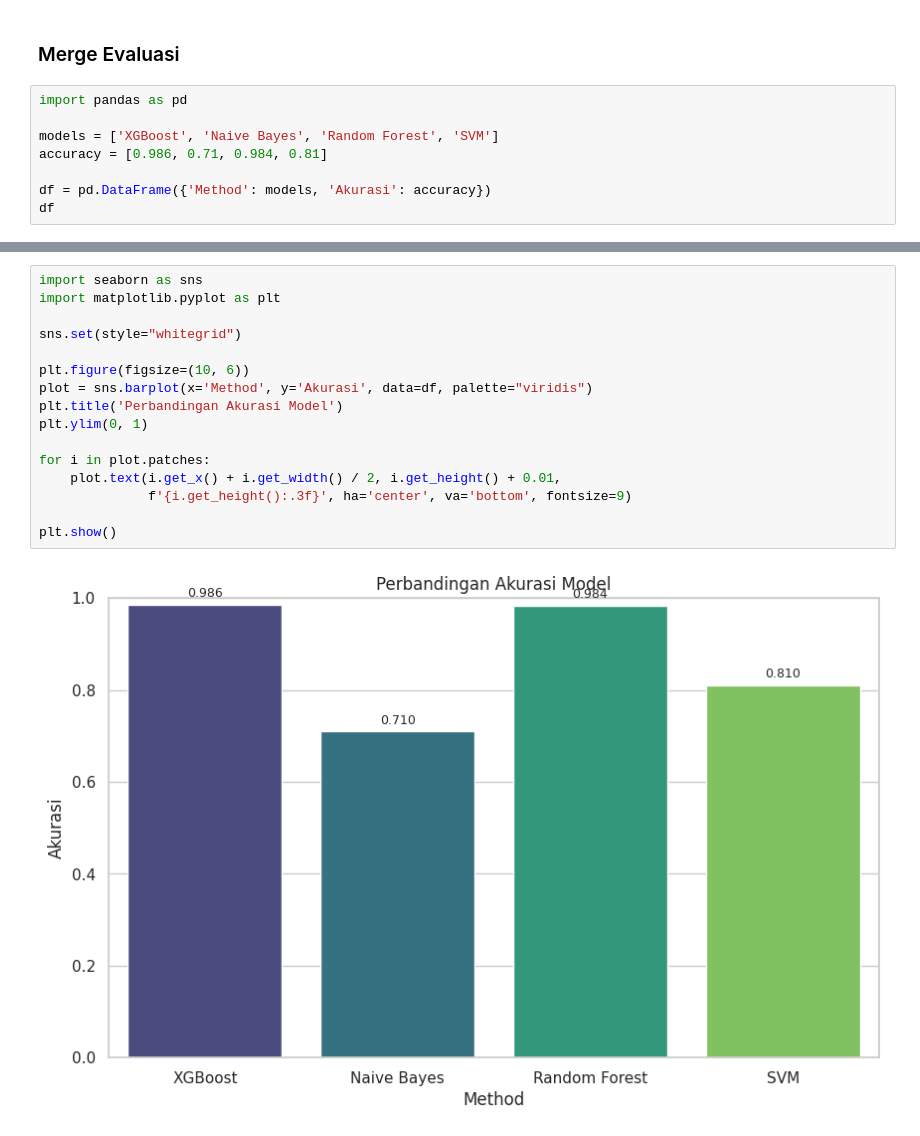
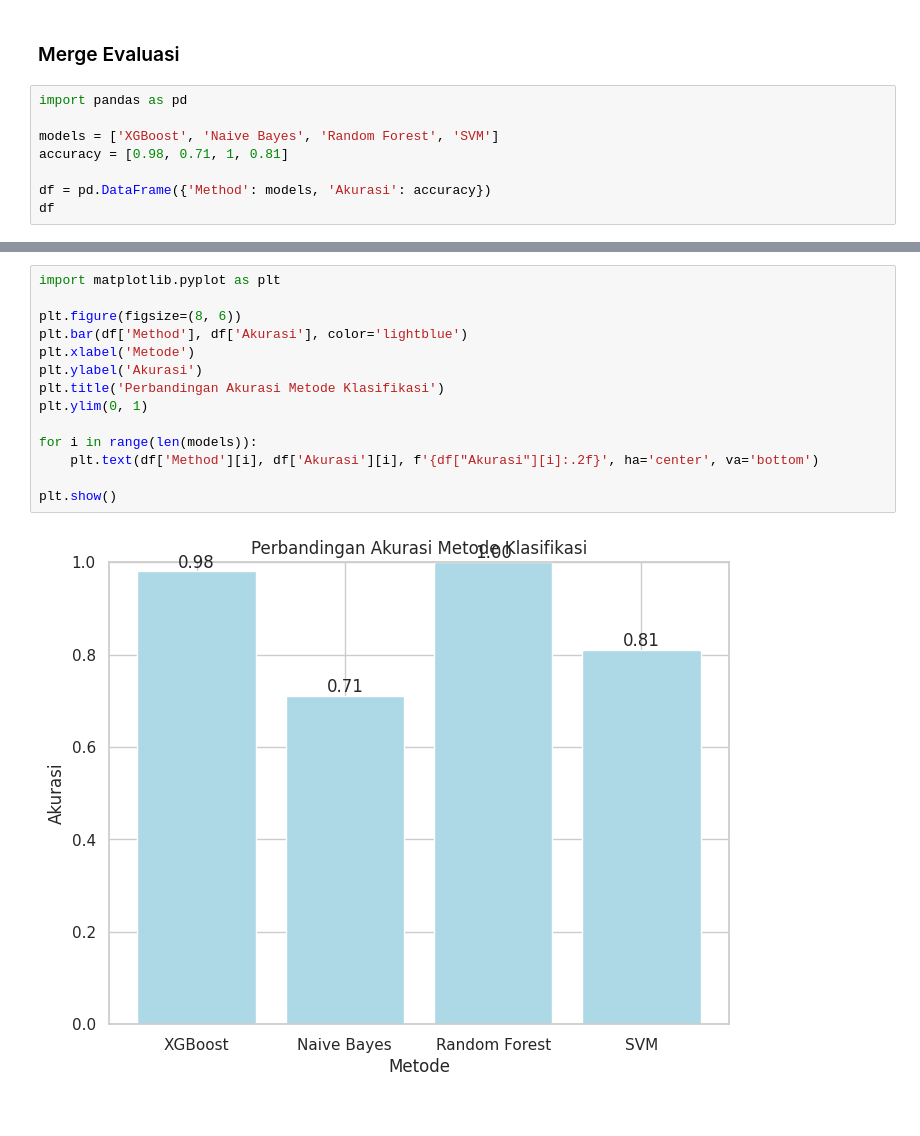
Before and after one commit to InMyDream21/Stunting-Classification, a Jupyter notebook: Stunting_Classification_Machine_Learning.ipynb, the cells around one changed output, grey strips where cells are left out. Saved outputs shown, nothing was run; the diff lists cells and outputs as text.

Commit message:
Change the Merge Method

```diff
--- a/Stunting_Classification_Machine_Learning.ipynb
+++ b/Stunting_Classification_Machine_Learning.ipynb
@@ -414,7 +414,7 @@ plt.show()
 import pandas as pd
 
 models = ['XGBoost', 'Naive Bayes', 'Random Forest', 'SVM']
-accuracy = [0.986, 0.71, 0.984, 0.81]
+accuracy = [0.98, 0.71, 1, 0.81]
 
 df = pd.DataFrame({'Method': models, 'Akurasi': accuracy})
 df
@@ -427,20 +427,18 @@ df
 # %%
-import seaborn as sns
 import matplotlib.pyplot as plt
 
-sns.set(style="whitegrid")
-
-plt.figure(figsize=(10, 6))
-plot = sns.barplot(x='Method', y='Akurasi', data=df, palette="viridis")
-plt.title('Perbandingan Akurasi Model')
+plt.figure(figsize=(8, 6))
+plt.bar(df['Method'], df['Akurasi'], color='lightblue')
+plt.xlabel('Metode')
+plt.ylabel('Akurasi')
+plt.title('Perbandingan Akurasi Metode Klasifikasi')
 plt.ylim(0, 1)
 
-for i in plot.patches:
-    plot.text(i.get_x() + i.get_width() / 2, i.get_height() + 0.01,
-              f'{i.get_height():.3f}', ha='center', va='bottom', fontsize=9)
+for i in range(len(models)):
+    plt.text(df['Method'][i], df['Akurasi'][i], f'{df["Akurasi"][i]:.2f}', ha='center', va='bottom')
 
 plt.show()
 # %% [output]
-[figure, old version]
+[figure, new version]
 # %% [markdown]
 ### Analisis Hasil
```
Also changed, not shown: parts of 2 cells of this notebook.
